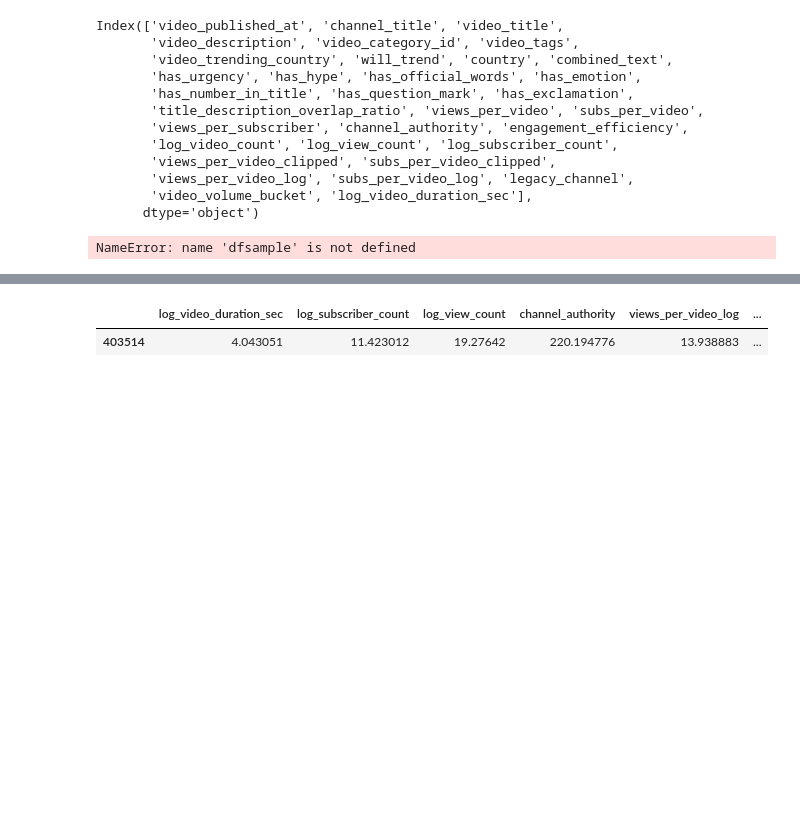
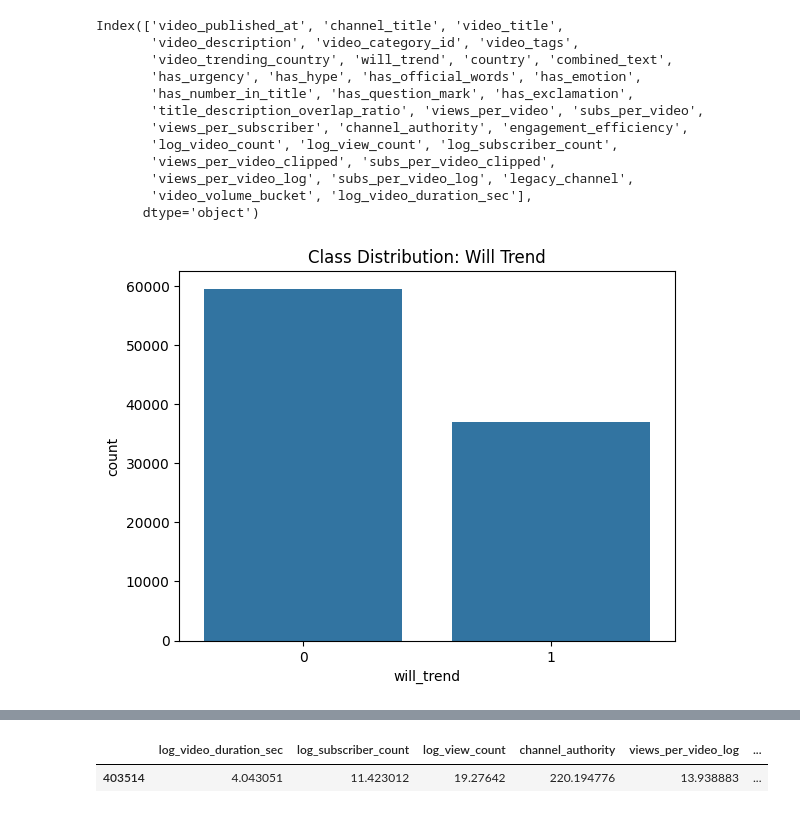
Before and after one commit to akshaykumar1828/youtube_trending_pipeline, a Jupyter notebook: accessing_from_databse/final_model.ipynb, the cells around one changed output, grey strips where cells are left out. Saved outputs shown, nothing was run; the diff lists cells and outputs as text; code cells hidden in the pictures; blank space fills up the shorter version.

```diff
--- a/accessing_from_databse/final_model.ipynb
+++ b/accessing_from_databse/final_model.ipynb
@@ -501,7 +514,10 @@ Index(['video_published_at', 'channel_title', 'video_title',
        'views_per_video_log', 'subs_per_video_log', 'legacy_channel',
        'video_volume_bucket', 'log_video_duration_sec'],
       dtype='object')
-# %%
-dfsample()
-# %% [output]
-NameError: name 'dfsample' is not defined
+# %%
+plt.figure()
+sns.countplot(x="will_trend", data=df)
+plt.title("Class Distribution: Will Trend")
+plt.show()
+# %% [output]
+[figure, added]
```
Also changed, not shown: parts of 25 cells of this notebook, 2 other files.
